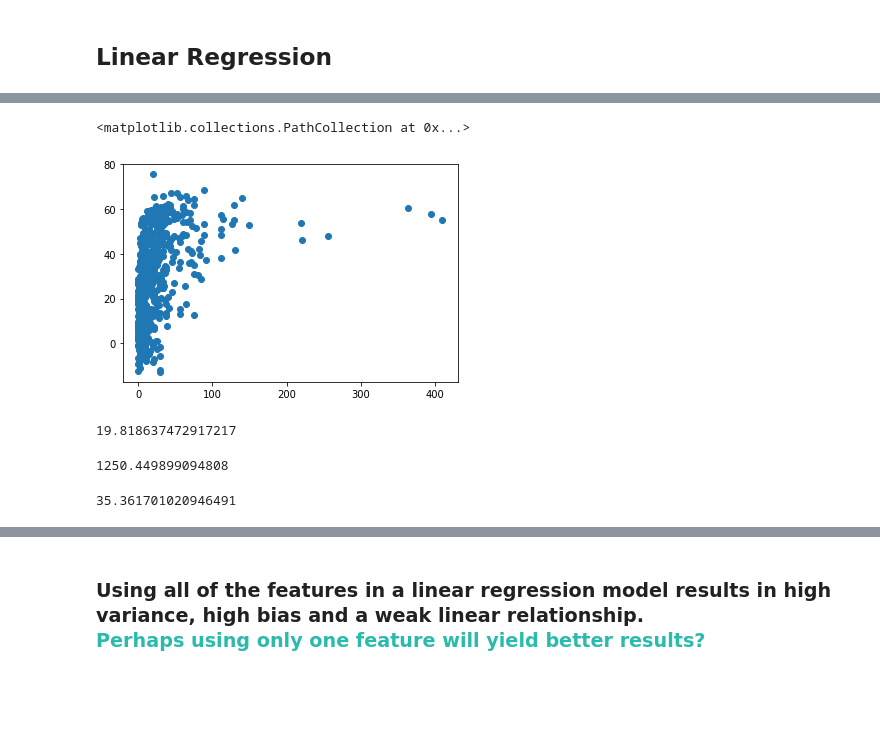
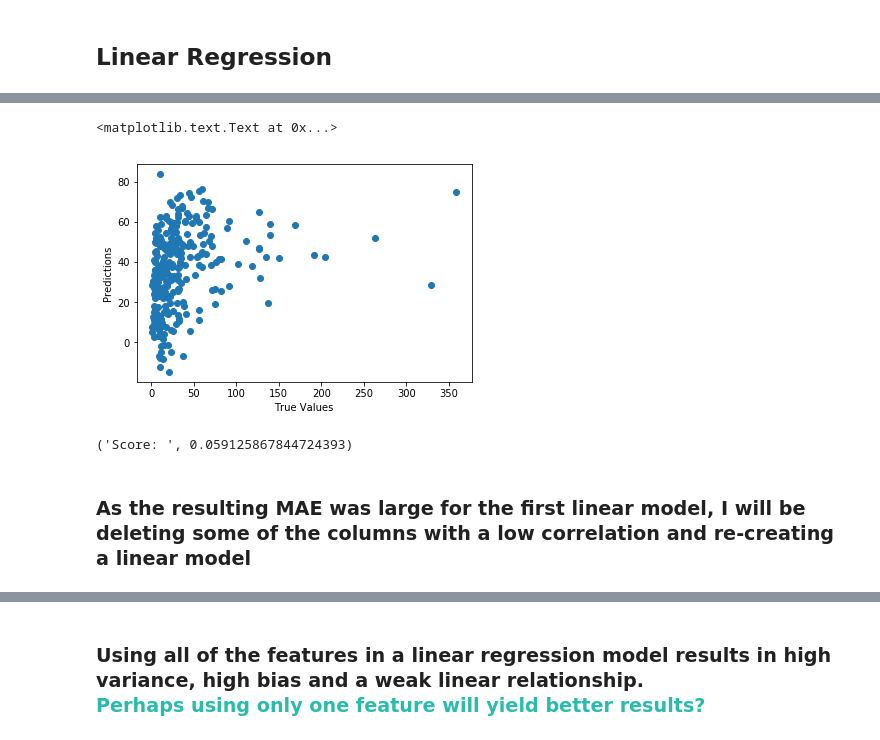
Before and after one commit to askiefer/dengue_fever_la, a Jupyter notebook: notebooks/Linear Regression.ipynb, the cells around one changed output, grey strips where cells are left out. Saved outputs shown, nothing was run; the diff lists cells and outputs as text; code cells hidden in the pictures; blank space fills up the shorter version.

```diff
--- a/notebooks/Linear Regression.ipynb
+++ b/notebooks/Linear Regression.ipynb
@@ -169,5 +211,3 @@ X1_train, X1_test, y1_train, y1_test = train_test_split(X1, y, test_size=0.4, ra
 from sklearn.linear_model import LinearRegression
 # %%
 lm = LinearRegression()
-# %%
-lm.fit(X1_train, y1_train)
@@ -175,0 +214,4 @@ LinearRegression(copy_X=True, fit_intercept=True, n_jobs=1, normalize=False)
+# %%
+model = lm.fit(X_train, y_train)
+# %%
+predictions = lm.predict(X_test)
@@ -226,7 +241,0 @@ cdf
-# %%
-predictions = lm.predict(X1_test)
-# %%
-plt.scatter(y1_test, predictions)
-# %% [output]
-<matplotlib.collections.PathCollection at 0x...>
-[figure, removed]
@@ -235,12 +242,13 @@ from sklearn import metrics
-# %%
-metrics.mean_absolute_error(y1_test, predictions)
-# %% [output]
-19.818637472917217
-# %%
-metrics.mean_squared_error(y1_test, predictions)
-# %% [output]
-1250.449899094808
-# %%
-np.sqrt(metrics.mean_squared_error(y1_test, predictions))
-# %% [output]
-35.361701020946491
+# %%
+plt.scatter(y_test, predictions)
+plt.xlabel('True Values')
+plt.ylabel('Predictions')
+# %% [output]
+<matplotlib.text.Text at 0x...>
+[figure, added]
+# %%
+"Score: ", model.score(X_test, y_test)
+# %% [output]
+('Score: ', 0.059125867844724393)
+# %% [markdown]
+### As the resulting MAE was large for the first linear model, I will be deleting some of the columns with a low correlation and re-creating a linear model
```
Also changed, not shown: parts of 117 cells of this notebook, 5 other files.
